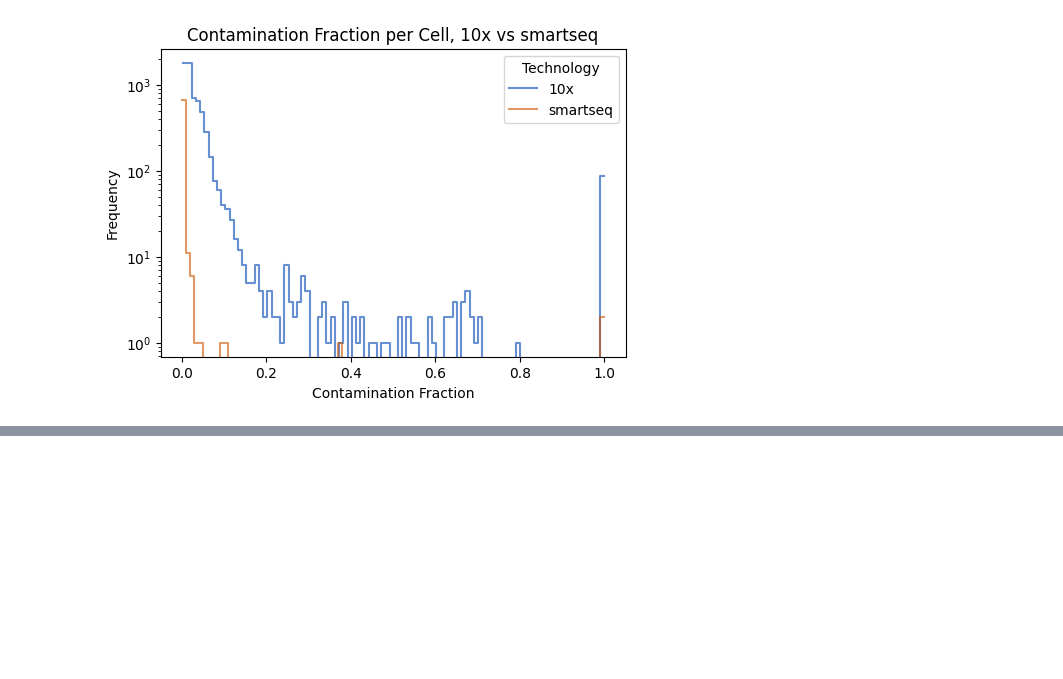
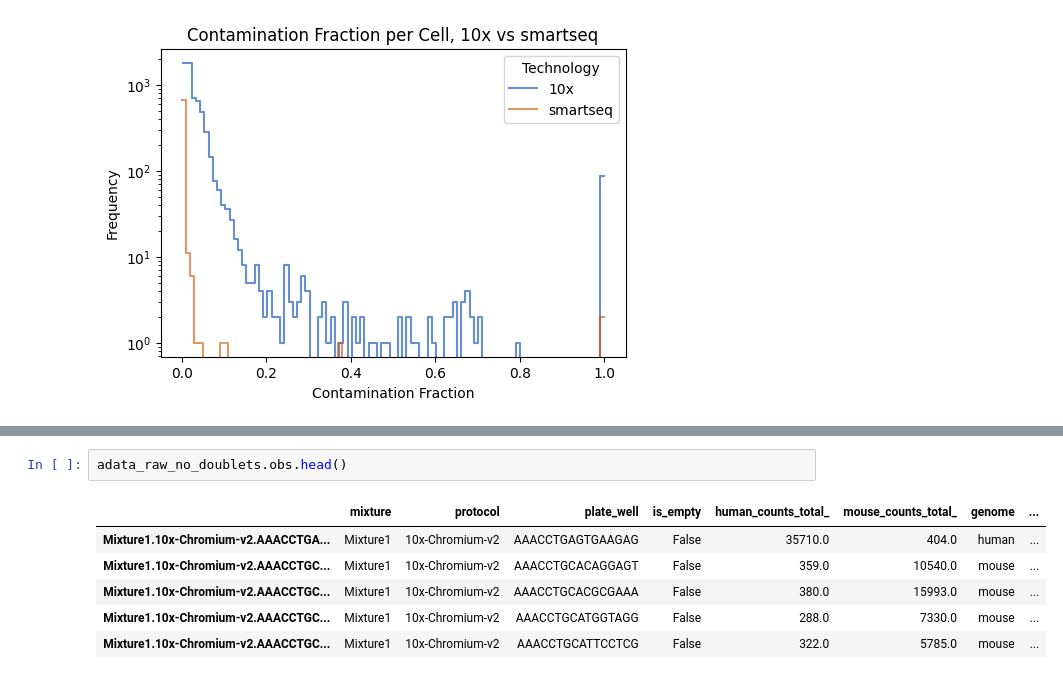
Before and after one commit to pachterlab/cellsweep, a Jupyter notebook: notebooks/technologies.ipynb, the cells around one changed output, grey strips where cells are left out. Cells and saved outputs as stored; diff of their text form; blank space fills up the shorter version.

```diff
--- a/notebooks/technologies.ipynb
+++ b/notebooks/technologies.ipynb
@@ -407,0 +348,9 @@ mouse_raw          1342.598389    1145.000000  991421.625000  1.010132e+06
+# %%
+adata_raw_no_doublets.obs.head()
+# %% [output]
+|  | mixture | protocol | plate_well | is_empty | human_counts_total_ | mouse_counts_total_ | genome | ... |
+| Mixture1.10x-Chromium-v2.AAACCTGA... | Mixture1 | 10x-Chromium-v2 | AAACCTGAGTGAAGAG | False | 35710.0 | 404.0 | human | ... |
+| Mixture1.10x-Chromium-v2.AAACCTGC... | Mixture1 | 10x-Chromium-v2 | AAACCTGCACAGGAGT | False | 359.0 | 10540.0 | mouse | ... |
+| Mixture1.10x-Chromium-v2.AAACCTGC... | Mixture1 | 10x-Chromium-v2 | AAACCTGCACGCGAAA | False | 380.0 | 15993.0 | mouse | ... |
+| Mixture1.10x-Chromium-v2.AAACCTGC... | Mixture1 | 10x-Chromium-v2 | AAACCTGCATGGTAGG | False | 288.0 | 7330.0 | mouse | ... |
+| Mixture1.10x-Chromium-v2.AAACCTGC... | Mixture1 | 10x-Chromium-v2 | AAACCTGCATTCCTCG | False | 322.0 | 5785.0 | mouse | ... |
```
Also changed, not shown: parts of 5 cells of this notebook, 1 other file.
